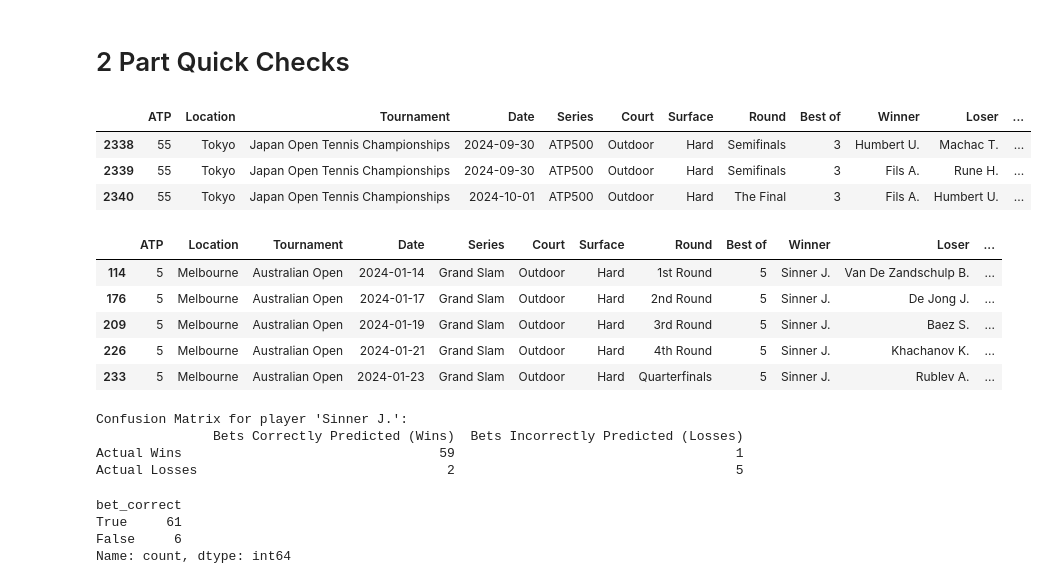
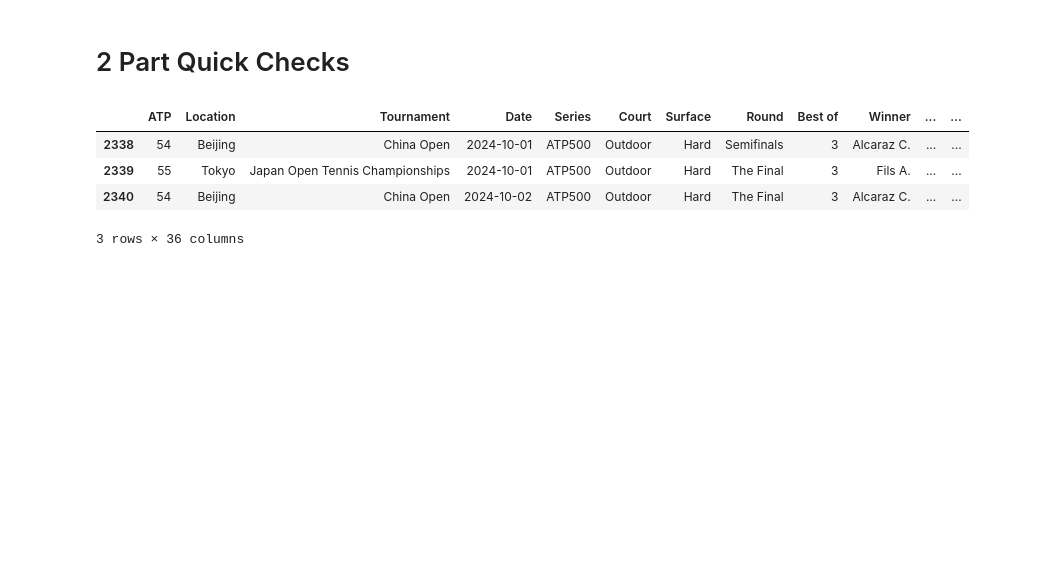
Before and after one commit to zediogocastro/smart-tennis-bet, a Jupyter notebook: simple_analytics.ipynb, the cells around one changed output. Saved outputs shown, nothing was run; the diff lists cells and outputs as text; code cells hidden in the pictures; blank space fills up the shorter version.

```diff
--- a/simple_analytics.ipynb
+++ b/simple_analytics.ipynb
@@ -123,9 +160,12 @@ import seaborn as sns
 # %%
 URL = "http://tennis-data.co.uk/2024/20234.xlsx"
 df = extract_data_from_excel(URL)
+df.sort_values("Date", inplace=True)
+df.reset_index(drop=True, inplace=True)
 df.tail(3)
 # %% [output]
-|  | ATP | Location | Tournament | Date | Series | Court | Surface | Round | Best of | Winner | Loser | ... |
-| 2338 | 55 | Tokyo | Japan Open Tennis Championships | 2024-09-30 | ATP500 | Outdoor | Hard | Semifinals | 3 | Humbert U. | Machac T. | ... |
-| 2339 | 55 | Tokyo | Japan Open Tennis Championships | 2024-09-30 | ATP500 | Outdoor | Hard | Semifinals | 3 | Fils A. | Rune H. | ... |
-| 2340 | 55 | Tokyo | Japan Open Tennis Championships | 2024-10-01 | ATP500 | Outdoor | Hard | The Final | 3 | Fils A. | Humbert U. | ... |
+|  | ATP | Location | Tournament | Date | Series | Court | Surface | Round | Best of | Winner | ... | ... |
+| 2338 | 54 | Beijing | China Open | 2024-10-01 | ATP500 | Outdoor | Hard | Semifinals | 3 | Alcaraz C. | ... | ... |
+| 2339 | 55 | Tokyo | Japan Open Tennis Championships | 2024-10-01 | ATP500 | Outdoor | Hard | The Final | 3 | Fils A. | ... | ... |
+| 2340 | 54 | Beijing | China Open | 2024-10-02 | ATP500 | Outdoor | Hard | The Final | 3 | Alcaraz C. | ... | ... |
+3 rows × 36 columns
@@ -136,38 +171,0 @@ df['bet_correct'] = df['AvgW'] < df['AvgL']
-# %%
-filtered_ddf = df[(df['Winner'] == player) | (df['Loser'] == player)]
-filtered_ddf.head()
-# %% [output]
-|  | ATP | Location | Tournament | Date | Series | Court | Surface | Round | Best of | Winner | Loser | ... |
-| 114 | 5 | Melbourne | Australian Open | 2024-01-14 | Grand Slam | Outdoor | Hard | 1st Round | 5 | Sinner J. | Van De Zandschulp B. | ... |
-| 176 | 5 | Melbourne | Australian Open | 2024-01-17 | Grand Slam | Outdoor | Hard | 2nd Round | 5 | Sinner J. | De Jong J. | ... |
-| 209 | 5 | Melbourne | Australian Open | 2024-01-19 | Grand Slam | Outdoor | Hard | 3rd Round | 5 | Sinner J. | Baez S. | ... |
-| 226 | 5 | Melbourne | Australian Open | 2024-01-21 | Grand Slam | Outdoor | Hard | 4th Round | 5 | Sinner J. | Khachanov K. | ... |
-| 233 | 5 | Melbourne | Australian Open | 2024-01-23 | Grand Slam | Outdoor | Hard | Quarterfinals | 5 | Sinner J. | Rublev A. | ... |
-# %%
-# Initialize confusion matrix counts
-true_wins = len(df[(df['Winner'] == player) & (df['bet_correct'])])  # True Wins
-false_wins = len(df[(df['Loser'] == player) & (df['bet_correct'])])   # False Wins
-false_losses = len(df[(df['Winner'] == player) & (~df['bet_correct'])])  # False Losses
-true_losses = len(df[(df['Loser'] == player) & (~df['bet_correct'])])   # True Losses
-
-# Create a confusion matrix as a DataFrame
-confusion_matrix = pd.DataFrame({
-    'Bets Correctly Predicted (Wins)': [true_wins, false_wins],
-    'Bets Incorrectly Predicted (Losses)': [false_losses, true_losses]
-}, index=['Actual Wins', 'Actual Losses'])
-
-# Display the confusion matrix
-print(f"Confusion Matrix for player '{player}':")
-print(confusion_matrix)
-# %% [output]
-Confusion Matrix for player 'Sinner J.':
-               Bets Correctly Predicted (Wins)  Bets Incorrectly Predicted (Losses)
-Actual Wins                                 59                                    1
-Actual Losses                                2                                    5
-# %%
-filtered_ddf["bet_correct"].value_counts()
-# %% [output]
-bet_correct
-True     61
-False     6
-Name: count, dtype: int64
```
Also changed, not shown: parts of 20 cells of this notebook.
